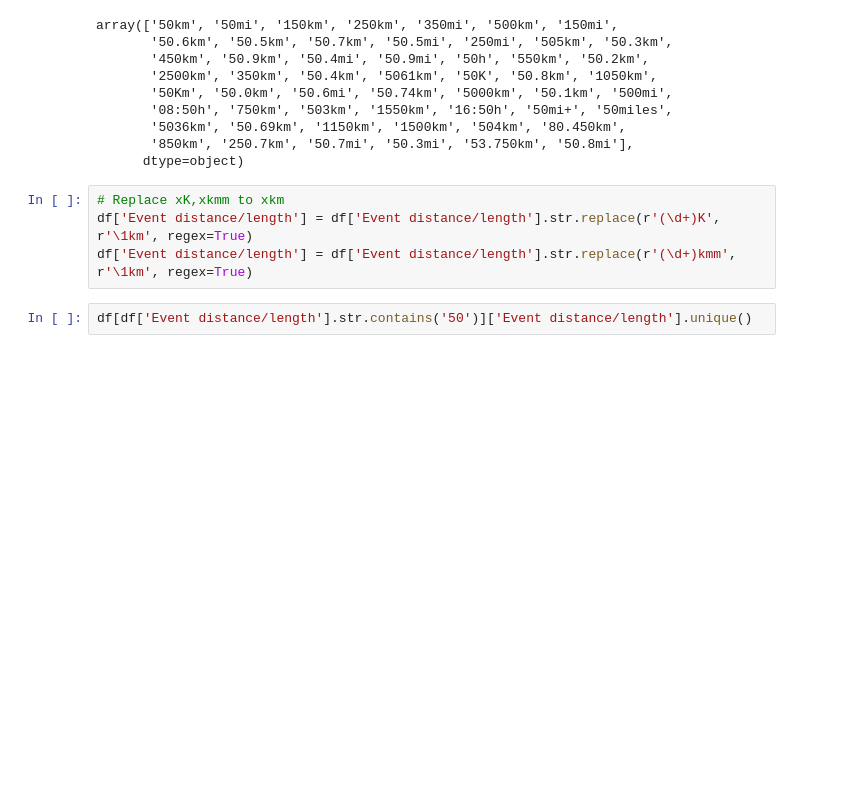
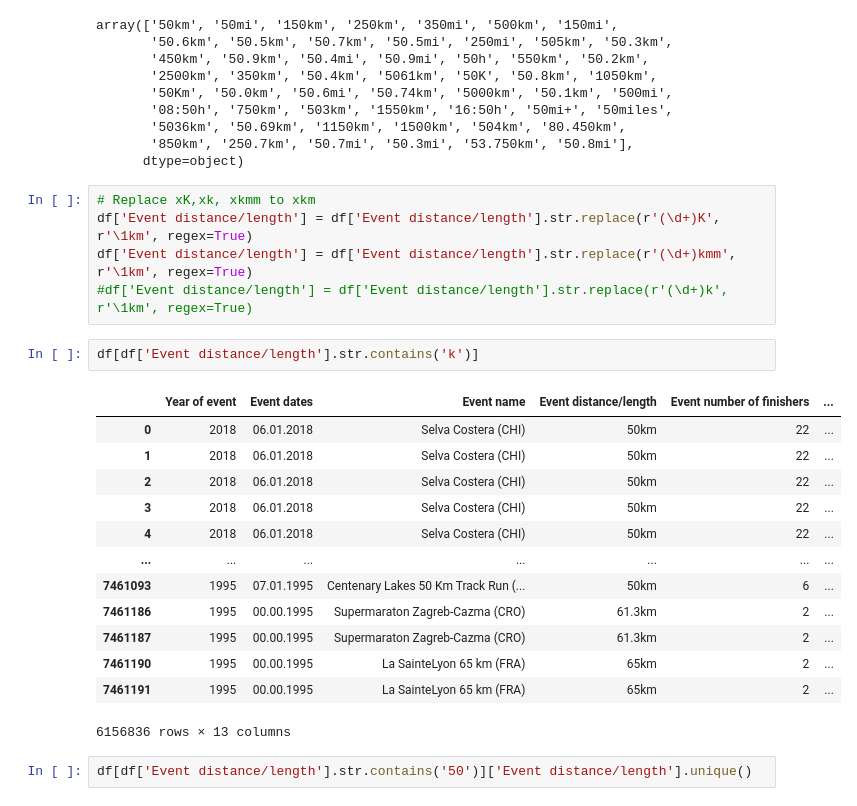
Before and after one commit to OlesiaNZ/python_running_data_analysis, a Jupyter notebook: analysis-the-big-dataset-of-ultra-marathon-running.ipynb, the cells around one changed output. Saved outputs shown, nothing was run; the diff lists cells and outputs as text; blank space fills up the shorter version.

```diff
--- a/analysis-the-big-dataset-of-ultra-marathon-running.ipynb
+++ b/analysis-the-big-dataset-of-ultra-marathon-running.ipynb
@@ -151,9 +151,26 @@ array(['50km', '50mi', '150km', '250km', '350mi', '500km', '150mi',
        '850km', '250.7km', '50.7mi', '50.3mi', '53.750km', '50.8mi'],
       dtype=object)
 # %%
-# Replace xK,xkmm to xkm
+# Replace xK,xk, xkmm to xkm
 df['Event distance/length'] = df['Event distance/length'].str.replace(r'(\d+)K', r'\1km', regex=True)
 df['Event distance/length'] = df['Event distance/length'].str.replace(r'(\d+)kmm', r'\1km', regex=True)
+#df['Event distance/length'] = df['Event distance/length'].str.replace(r'(\d+)k', r'\1km', regex=True)
+# %%
+df[df['Event distance/length'].str.contains('k')]
+# %% [output]
+|  | Year of event | Event dates | Event name | Event distance/length | Event number of finishers | ... |
+| 0 | 2018 | 06.01.2018 | Selva Costera (CHI) | 50km | 22 | ... |
+| 1 | 2018 | 06.01.2018 | Selva Costera (CHI) | 50km | 22 | ... |
+| 2 | 2018 | 06.01.2018 | Selva Costera (CHI) | 50km | 22 | ... |
+| 3 | 2018 | 06.01.2018 | Selva Costera (CHI) | 50km | 22 | ... |
+| 4 | 2018 | 06.01.2018 | Selva Costera (CHI) | 50km | 22 | ... |
+| ... | ... | ... | ... | ... | ... | ... |
+| 7461093 | 1995 | 07.01.1995 | Centenary Lakes 50 Km Track Run (... | 50km | 6 | ... |
+| 7461186 | 1995 | 00.00.1995 | Supermaraton Zagreb-Cazma (CRO) | 61.3km | 2 | ... |
+| 7461187 | 1995 | 00.00.1995 | Supermaraton Zagreb-Cazma (CRO) | 61.3km | 2 | ... |
+| 7461190 | 1995 | 00.00.1995 | La SainteLyon 65 km (FRA) | 65km | 2 | ... |
+| 7461191 | 1995 | 00.00.1995 | La SainteLyon 65 km (FRA) | 65km | 2 | ... |
+6156836 rows × 13 columns
 # %%
 df[df['Event distance/length'].str.contains('50')]['Event distance/length'].unique()
 # %% [output]
```
Also changed, not shown: parts of 2 cells of this notebook.
